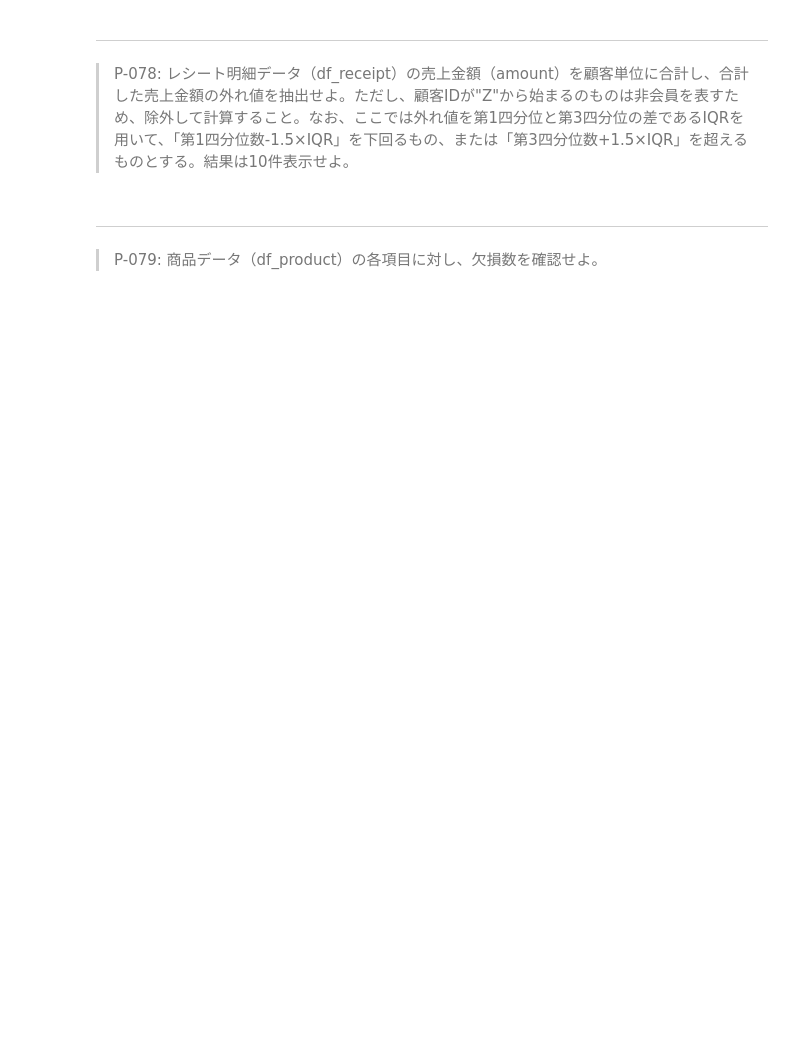
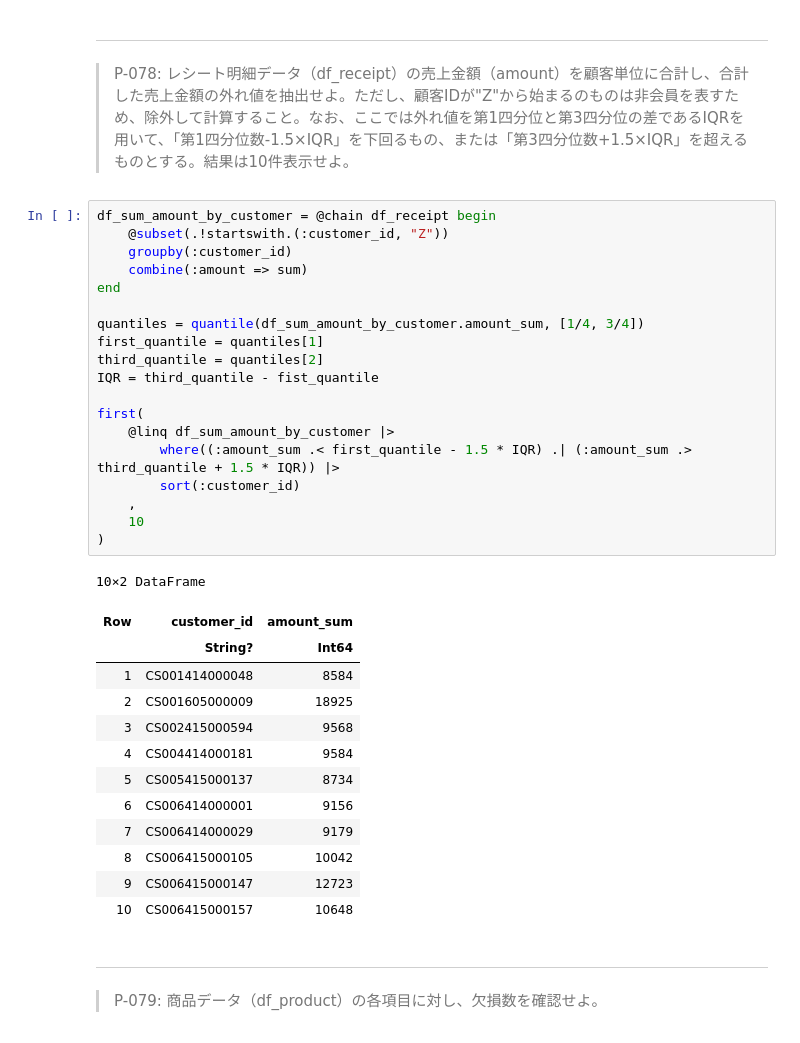
Before and after one commit to kuru-to/100knocks-preprocess, a Jupyter notebook: docker/work/preprocess_knock_Julia.ipynb, the cells around one changed output. Saved outputs shown, nothing was run; the diff lists cells and outputs as text; blank space fills up the shorter version.

```diff
--- a/docker/work/preprocess_knock_Julia.ipynb
+++ b/docker/work/preprocess_knock_Julia.ipynb
@@ -1909,6 +1963,39 @@ first(df_customer[StatsBase.sample(1:size(df_customer)[1], div(size(df_customer)
 # %% [markdown]
 ---
 > P-078: レシート明細データ（df_receipt）の売上金額（amount）を顧客単位に合計し、合計した売上金額の外れ値を抽出せよ。ただし、顧客IDが"Z"から始まるのものは非会員を表すため、除外して計算すること。なお、ここでは外れ値を第1四分位と第3四分位の差であるIQRを用いて、「第1四分位数-1.5×IQR」を下回るもの、または「第3四分位数+1.5×IQR」を超えるものとする。結果は10件表示せよ。
+# %%
+df_sum_amount_by_customer = @chain df_receipt begin
+    @subset(.!startswith.(:customer_id, "Z"))
+    groupby(:customer_id)
+    combine(:amount => sum)
+end
+
+quantiles = quantile(df_sum_amount_by_customer.amount_sum, [1/4, 3/4])
+first_quantile = quantiles[1]
+third_quantile = quantiles[2]
+IQR = third_quantile - fist_quantile
+
+first(
+    @linq df_sum_amount_by_customer |>
+        where((:amount_sum .< first_quantile - 1.5 * IQR) .| (:amount_sum .> third_quantile + 1.5 * IQR)) |>
+        sort(:customer_id)
+    ,
+    10
+)
+# %% [output]
+10×2 DataFrame
+| Row | customer_id | amount_sum |
+|  | String? | Int64 |
+| 1 | CS001414000048 | 8584 |
+| 2 | CS001605000009 | 18925 |
+| 3 | CS002415000594 | 9568 |
+| 4 | CS004414000181 | 9584 |
+| 5 | CS005415000137 | 8734 |
+| 6 | CS006414000001 | 9156 |
+| 7 | CS006414000029 | 9179 |
+| 8 | CS006415000105 | 10042 |
+| 9 | CS006415000147 | 12723 |
+| 10 | CS006415000157 | 10648 |
 # %% [markdown]
 ---
 > P-079: 商品データ（df_product）の各項目に対し、欠損数を確認せよ。
```
Also changed, not shown: parts of 13 cells of this notebook.
